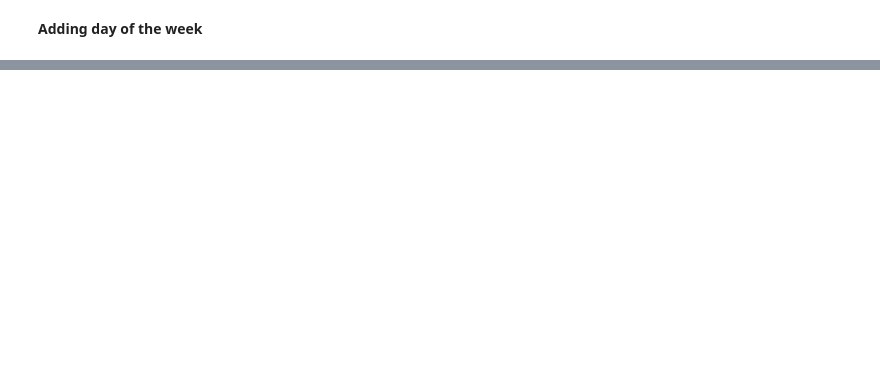
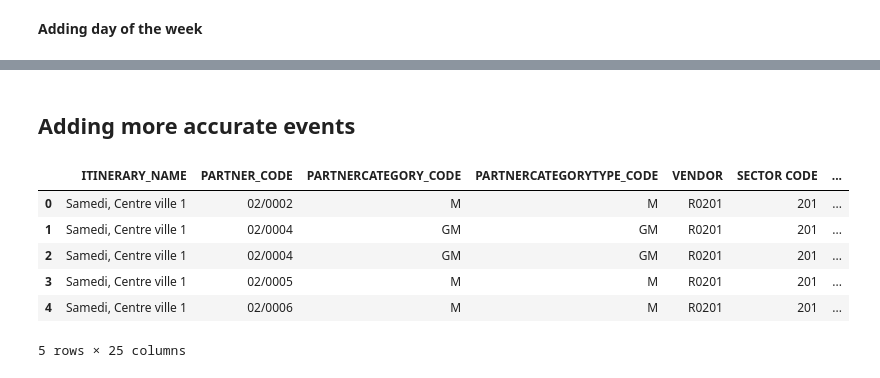
Before and after one commit to IsmailELY/Machine_Learning_for_Forecasting_Sales, a Jupyter notebook: First_step.ipynb, the cells around one changed output, grey strips where cells are left out. Drawn from its saved outputs; the diff is of its cells as text; code cells hidden in the pictures; blank space fills up the shorter version.

```diff
--- a/First_step.ipynb
+++ b/First_step.ipynb
@@ -473,0 +474,13 @@ newDate=Date_transformer(Date)
+# %% [markdown]
+## Adding more accurate events
+# %%
+myData = pd.read_csv(csv_path+"Data\\Updated_Data_3.csv",header=0,engine='c',index_col=[0],low_memory=False)
+myData.head()
+# %% [output]
+|  | ITINERARY_NAME | PARTNER_CODE | PARTNERCATEGORY_CODE | PARTNERCATEGORYTYPE_CODE | VENDOR | SECTOR CODE | ... |
+| 0 | Samedi, Centre ville 1 | 02/0002 | M | M | R0201 | 201 | ... |
+| 1 | Samedi, Centre ville 1 | 02/0004 | GM | GM | R0201 | 201 | ... |
+| 2 | Samedi, Centre ville 1 | 02/0004 | GM | GM | R0201 | 201 | ... |
+| 3 | Samedi, Centre ville 1 | 02/0005 | M | M | R0201 | 201 | ... |
+| 4 | Samedi, Centre ville 1 | 02/0006 | M | M | R0201 | 201 | ... |
+5 rows × 25 columns
```
Also changed, not shown: parts of 17 cells of this notebook, 12 other files.
